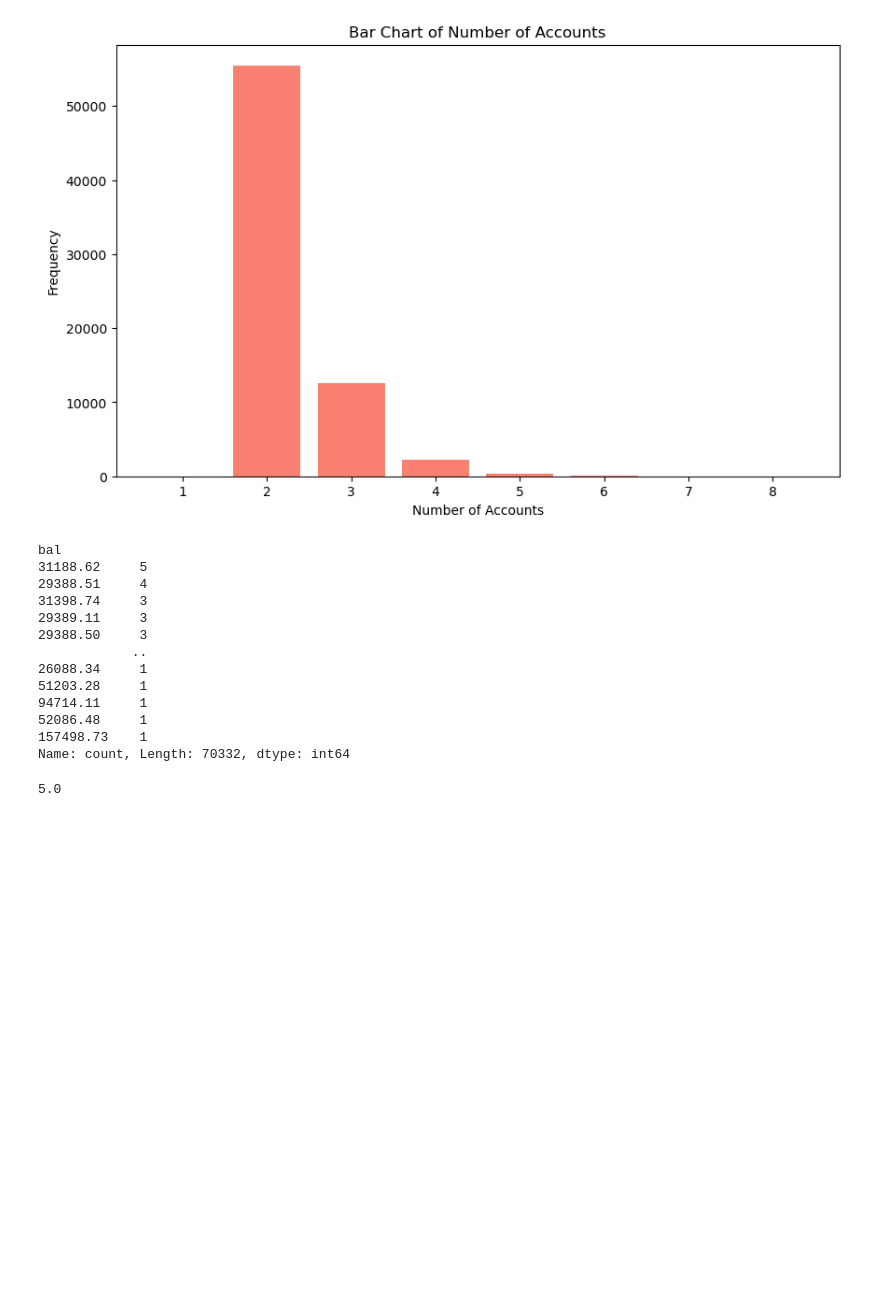
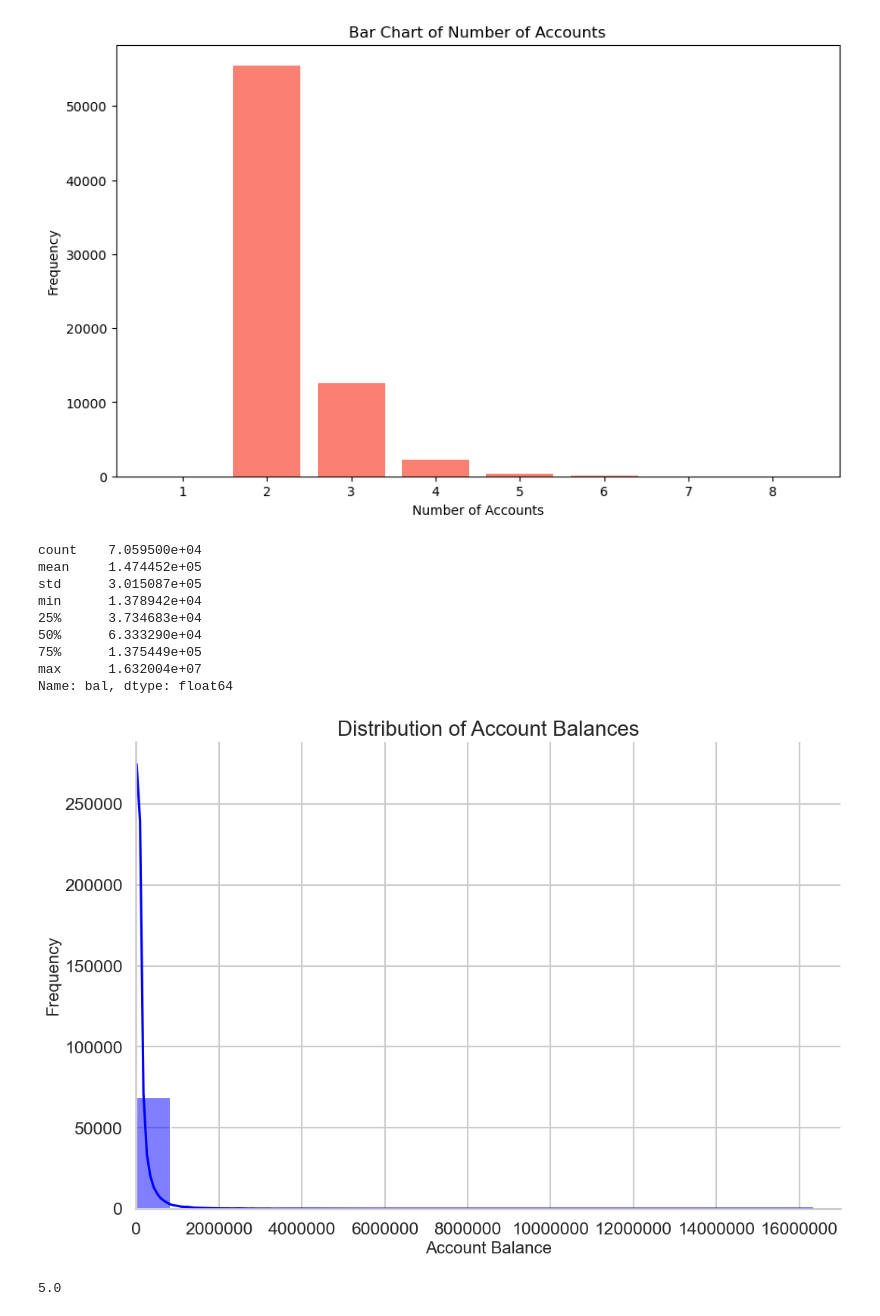
Before and after one commit to Josepdmo/PROJECT2, a Jupyter notebook: EXPLORATORY.ipynb, the cells around one changed output. Cells and saved outputs as stored; diff of their text form; code cells hidden in the pictures; blank space fills up the shorter version.

```diff
--- a/EXPLORATORY.ipynb
+++ b/EXPLORATORY.ipynb
@@ -100,47 +155,48 @@ plt.show()
 [figure]
 # %%
 # Identify the primary clients
-df_final_demo['bal'].value_counts()
+df_final_demo['bal'].describe()
 # %% [output]
-bal
-31188.62     5
-29388.51     4
-31398.74     3
-29389.11     3
-29388.50     3
-            ..
-26088.34     1
-51203.28     1
-94714.11     1
-52086.48     1
-157498.73    1
-Name: count, Length: 70332, dtype: int64
+count    7.059500e+04
+mean     1.474452e+05
+std      3.015087e+05
+min      1.378942e+04
+25%      3.734683e+04
+50%      6.333290e+04
+75%      1.375449e+05
+max      1.632004e+07
+Name: bal, dtype: float64
 # %%
 # Define the number of bins
-bins = 2000
+bins = 20
 
 # Set the style and context for better aesthetics
 sns.set_style("whitegrid")
 sns.set_context("talk")
 
 # Create the histogram plot
 plt.figure(figsize=(12, 8))
 sns.histplot(df_final_demo['bal'], kde=True, bins=bins, color="blue")
 
 # Add titles and labels
 plt.title('Distribution of Account Balances', fontsize=20)
 plt.xlabel('Account Balance', fontsize=16)
 plt.ylabel('Frequency', fontsize=16)
 
 # Customize the grid and remove the top and right spines
 sns.despine()
 
+# Set x-axis limits
+plt.xlim(0, 17000000)
+
 # Remove scientific notation on the x-axis
 plt.gca().xaxis.set_major_formatter(ScalarFormatter(useOffset=False))
 plt.ticklabel_format(style='plain', axis='x')
 
 # Show the plot
 plt.show()
+# %% [output]
+[figure, added]
 # %%
 # Identify primary clients based on logons_6_mnth
 median_logons = df_final_demo['logons_6_mnth'].median()
```
Also changed, not shown: parts of 10 cells of this notebook.
